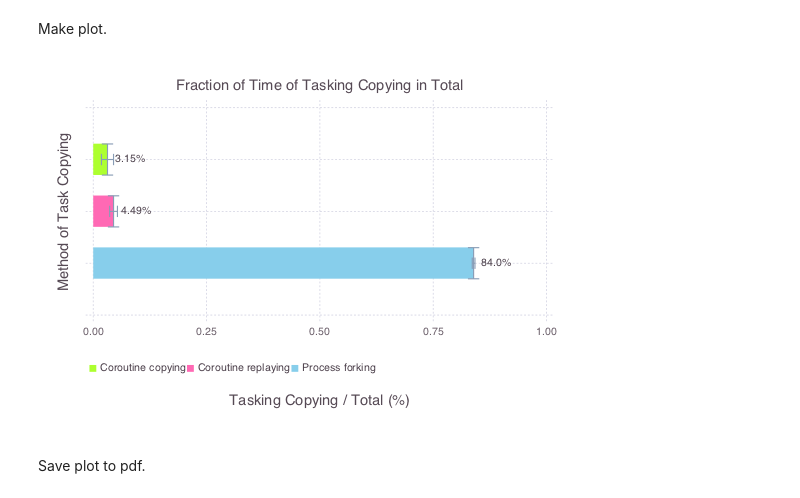
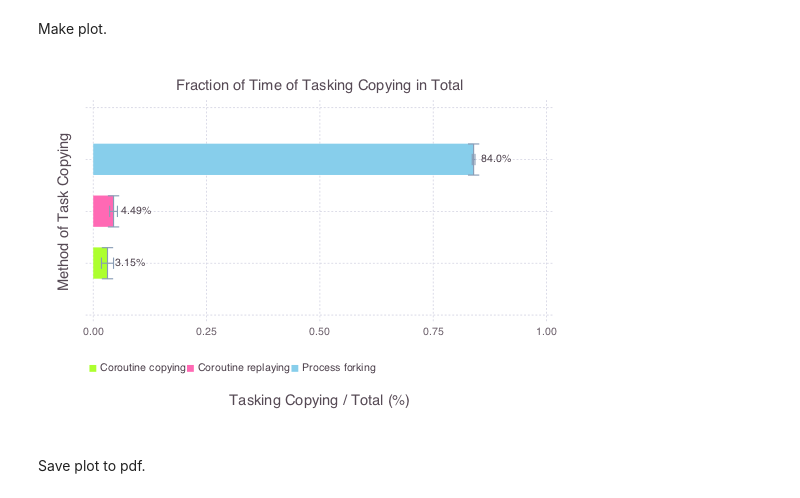
Before and after one commit to xukai92/aistats2017-exp, a Jupyter notebook: exp1.ipynb, the cells around one changed output. Drawn from its saved outputs; the diff is of its cells as text; code cells hidden in the pictures.

```diff
--- a/exp1.ipynb
+++ b/exp1.ipynb
@@ -119,9 +119,9 @@ Make plot.
 # %%
 layer_errorbar = layer(
     ymax = [1, 2, 3] .+ 0.3, ymin = [1, 2, 3] .- 0.3,
-    x = [means_process, means_replaying, means_coruntine],
-    xmin = [mins_process, mins_replaying, mins_coruntine],
-    xmax = [maxs_process, maxs_replaying, maxs_coruntine],
+    x = [means_coruntine, means_replaying, means_process],
+    xmin = [mins_coruntine, mins_replaying, mins_process],
+    xmax = [maxs_coruntine, maxs_replaying, maxs_process],
 Geom.errorbar, Theme(default_color=colorant"lightsteelblue")
 )
 
@@ -130,45 +130,45 @@ m_r = round(means_replaying + 0.0001, 4) * 100 # 0.0001 is for correct presion s
 m_c = round(means_coruntine, 4) * 100
 
 layer_label = layer(
-    y = [1, 2, 3],
+    y = [3, 2, 1],
     x = [means_process, means_replaying, means_coruntine],
 label = ["$m_p%", "$m_r%", "$m_c%"], Geom.label(position=:right)
 )
 
 layer_process = layer(
-    ymax = [1 + 0.3], ymin = [1 - 0.3], x = [means_process],
+    ymax = [3 + 0.3], ymin = [3 - 0.3], x = [means_process],
     Geom.bar(orientation=:horizontal),
     Theme(default_color=colorant"skyblue")
 )
 
 layer_replaying = layer(
     ymax = [2 + 0.3], ymin = [2 - 0.3], x = [means_replaying],
     Geom.bar(orientation=:horizontal),
     Theme(default_color=colorant"hotpink")
 )
 
 layer_coroutine = layer(
-    ymax = [3 + 0.3], ymin = [3 - 0.3], x = [means_coruntine],
+    ymax = [1 + 0.3], ymin = [1 - 0.3], x = [means_coruntine],
     Geom.bar(orientation=:horizontal),
     Theme(default_color=colorant"greenyellow")
 )
 
 p = plot(
     layer_label,
     layer_errorbar,
     layer_coroutine, layer_replaying, layer_process,
     Stat.yticks(ticks=[0, 1, 2, 3, 4]),
     Stat.xticks(ticks=[0.00, 0.25, 0.50, 0.75, 1.00]),
 Guide.manual_color_key("",["Coroutine copying","Coroutine replaying", "Process forking"], ["greenyellow", "hotpink", "skyblue"]),
 Theme(key_position=:bottom),
     Guide.yticks(label=false),
     Guide.ylabel("Method of Task Copying"),
     Guide.xlabel("Tasking Copying / Total (%)"),
     Guide.title("Fraction of Time of Tasking Copying in Total"),
     Coord.Cartesian(xmax=1.00)
 )
 # %% [output]
-[figure, old version]
+[figure, new version]
 # %% [markdown]
 Save plot to pdf.
 # %%
```
Also changed, not shown: 1 other file.
